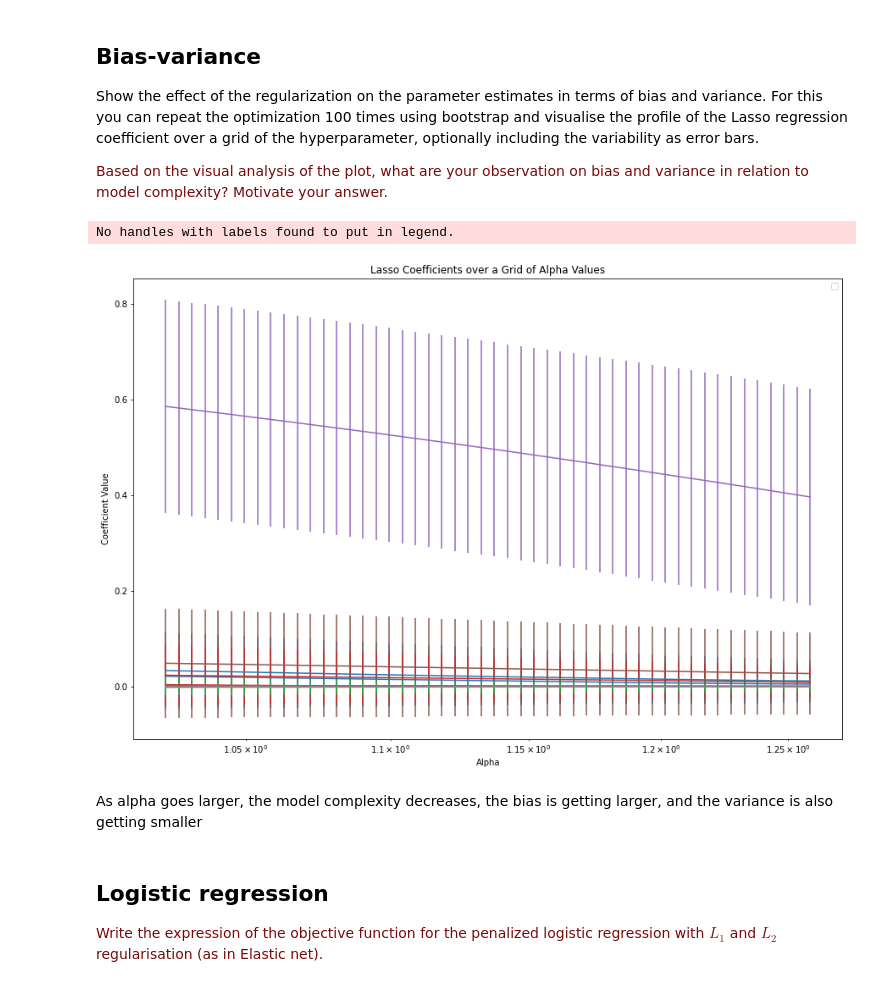
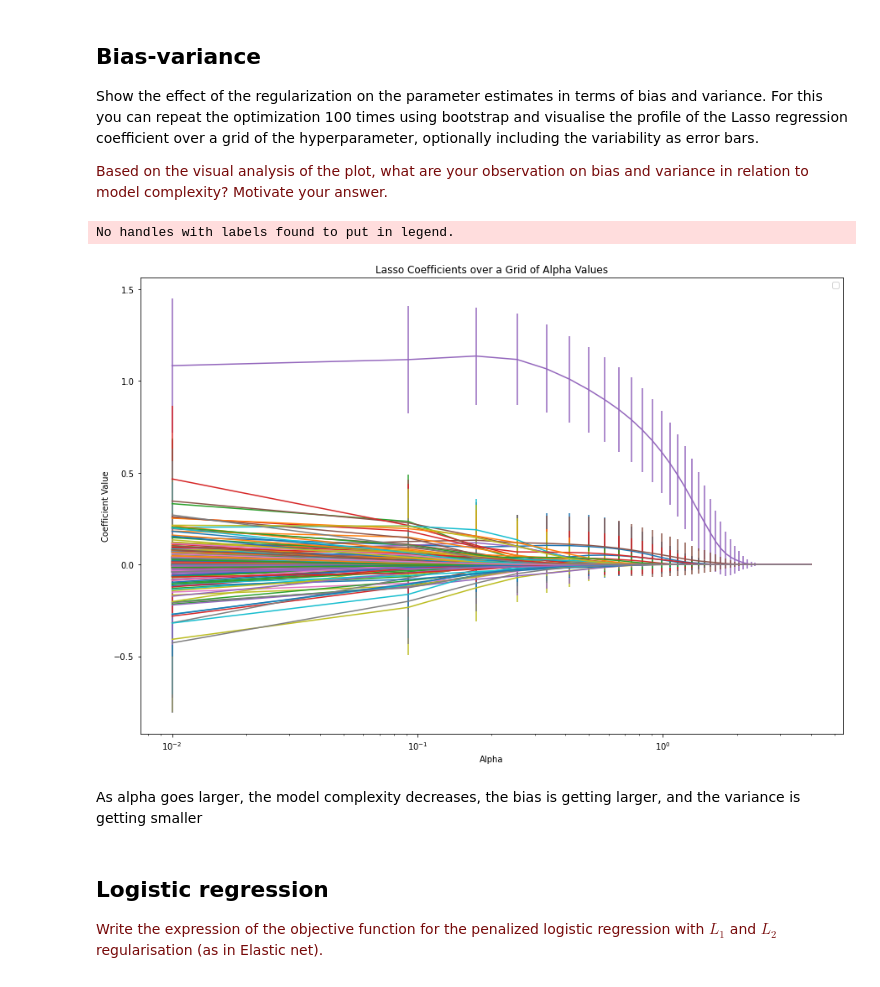
Before and after one commit to Oovian/8dm50-machine-learning, a Jupyter notebook: practicals/week_3.ipynb, the cells around one changed output. Cells and saved outputs as stored; diff of their text form; code cells hidden in the pictures.

Commit message:
adjust alpha range

```diff
--- a/practicals/week_3.ipynb
+++ b/practicals/week_3.ipynb
@@ -340,7 +340,7 @@ import numpy as np
 lasso = Lasso()
 
 # Define the parameter grid
-param_grid = {'alpha': np.linspace(0.01, 1, 50)}
+param_grid = {'alpha': np.linspace(0.01, 4, 50)}
 
 # Implement GridSearchCV
 grid_search = GridSearchCV(lasso, param_grid, cv=5, scoring='neg_mean_squared_error')
@@ -358,7 +358,7 @@ grid_search.fit(X_train, y_train)
 print("Best alpha:", grid_search.best_params_['alpha'])
 print("Best score:", grid_search.best_score_)
 # Fit the Lasso model with the best alpha
-best_lasso = Lasso(alpha=grid_search.best_params_['alpha'], max_iter= 100000000)
+best_lasso = Lasso(alpha=grid_search.best_params_['alpha'], max_iter= 100000)
 best_lasso.fit(gene_expression, drug_response['YM155'])
 
 # Print the coefficients
@@ -409,38 +409,38 @@ X_scaled = (X - X.mean()) / X.std()
 
 X_train, X_test, y_train, y_test = train_test_split(X_scaled, y, test_size=0.2, random_state=42)
 
-alphas = np.logspace(0.01, 0.1, 50)
+alphas = np.linspace(0.01, 4, 50)
 
 coefficients = np.zeros((100, len(alphas), X.shape[1]))
 
 # bootstrap loop
 for i in range(100):
     # generate a bootstrap sample
     X_resampled, y_resampled = resample(X_train, y_train, random_state=i)
 
     for j, alpha in enumerate(alphas):
         lasso = Lasso(alpha=alpha, max_iter=100000)
         lasso.fit(X_resampled, y_resampled)
         coefficients[i, j, :] = lasso.coef_
 
 coef_means = coefficients.mean(axis=0)
 coef_stds = coefficients.std(axis=0)
 
 plt.figure(figsize=(15, 10))
 for k in range(X.shape[1]):
     plt.errorbar(alphas, coef_means[:, k], yerr=coef_stds[:, k])
 
 plt.xscale('log')
 plt.xlabel('Alpha')
 plt.ylabel('Coefficient Value')
 plt.title('Lasso Coefficients over a Grid of Alpha Values')
 plt.legend(loc='best')
 plt.show()
 # %% [output]
 No handles with labels found to put in legend.
-[figure, old version]
+[figure, new version]
 # %% [markdown]
-As alpha goes larger, the model complexity decreases, the bias is getting larger, and the variance is also getting smaller
+As alpha goes larger, the model complexity decreases, the bias is getting larger, and the variance is  getting smaller
 # %% [markdown]
 
 ## Logistic regression
```
Also changed, not shown: parts of 1 cell of this notebook.
